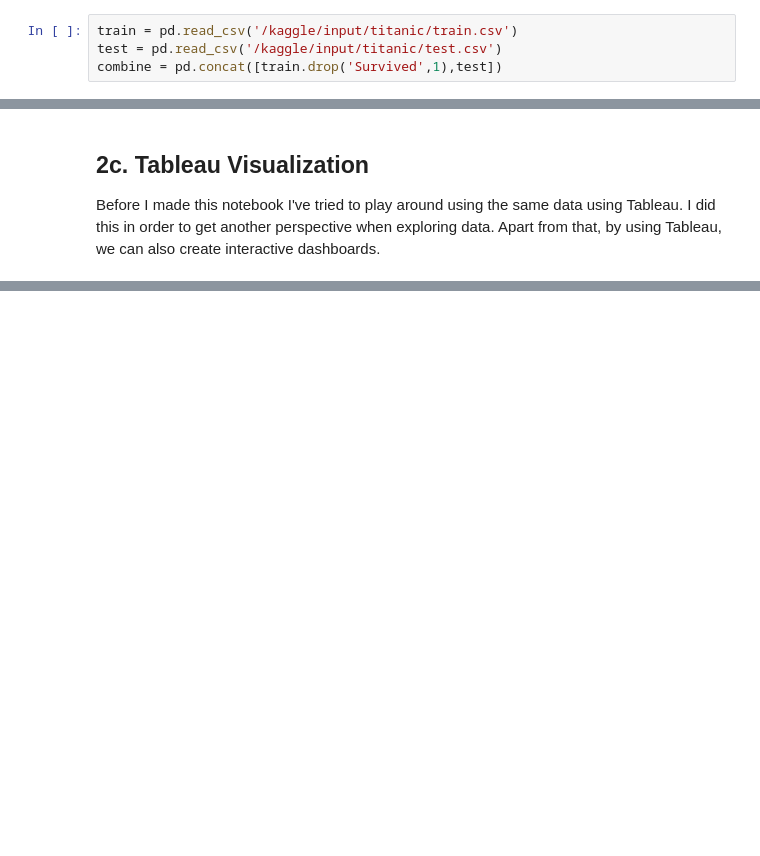
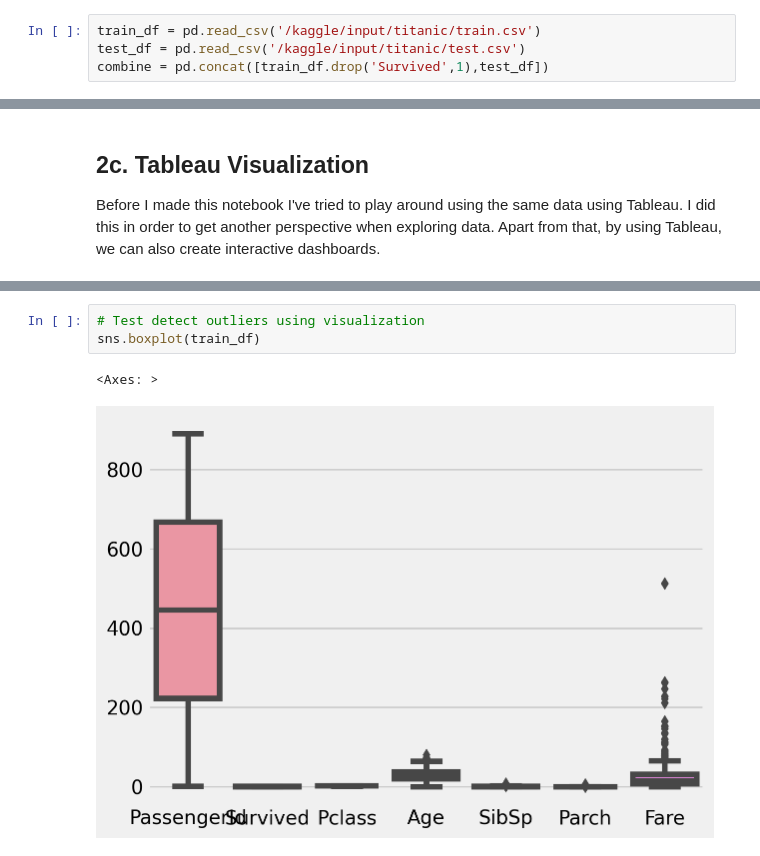
Before and after one commit to hisyam-jaelani/Data-Science-Projects, a Jupyter notebook: from-tragedy-to-insights-titanic.ipynb, the cells around one changed output, grey strips where cells are left out. Saved outputs shown, nothing was run; the diff lists cells and outputs as text; blank space fills up the shorter version.

Commit message:
Kaggle Notebook | From Tragedy to Insights: Titanic | Version 6

```diff
--- a/from-tragedy-to-insights-titanic.ipynb
+++ b/from-tragedy-to-insights-titanic.ipynb
@@ -58,9 +60,9 @@ There are three csv on this project, but we will only use two of them  (train.cs
 
 **Data Test**(test.csv): The test data is a separate dataset used to evaluate the performance of the trained model by comparing its predictions against the true labels, allowing us to assess how well the model can generalize and make accurate predictions on unseen data.
 # %%
-train = pd.read_csv('/kaggle/input/titanic/train.csv')
-test = pd.read_csv('/kaggle/input/titanic/test.csv')
-combine = pd.concat([train.drop('Survived',1),test])
+train_df = pd.read_csv('/kaggle/input/titanic/train.csv')
+test_df = pd.read_csv('/kaggle/input/titanic/test.csv')
+combine = pd.concat([train_df.drop('Survived',1),test_df])
 # %% [markdown]
 # 2. Overview Data 🔎
 ***
@@ -202,0 +214,6 @@ Before I made this notebook I've tried to play around using the same data using
+# %%
+# Test detect outliers using visualization
+sns.boxplot(train_df)
+# %% [output]
+<Axes: >
+[figure, added]
```
Also changed, not shown: parts of 10 cells of this notebook.
